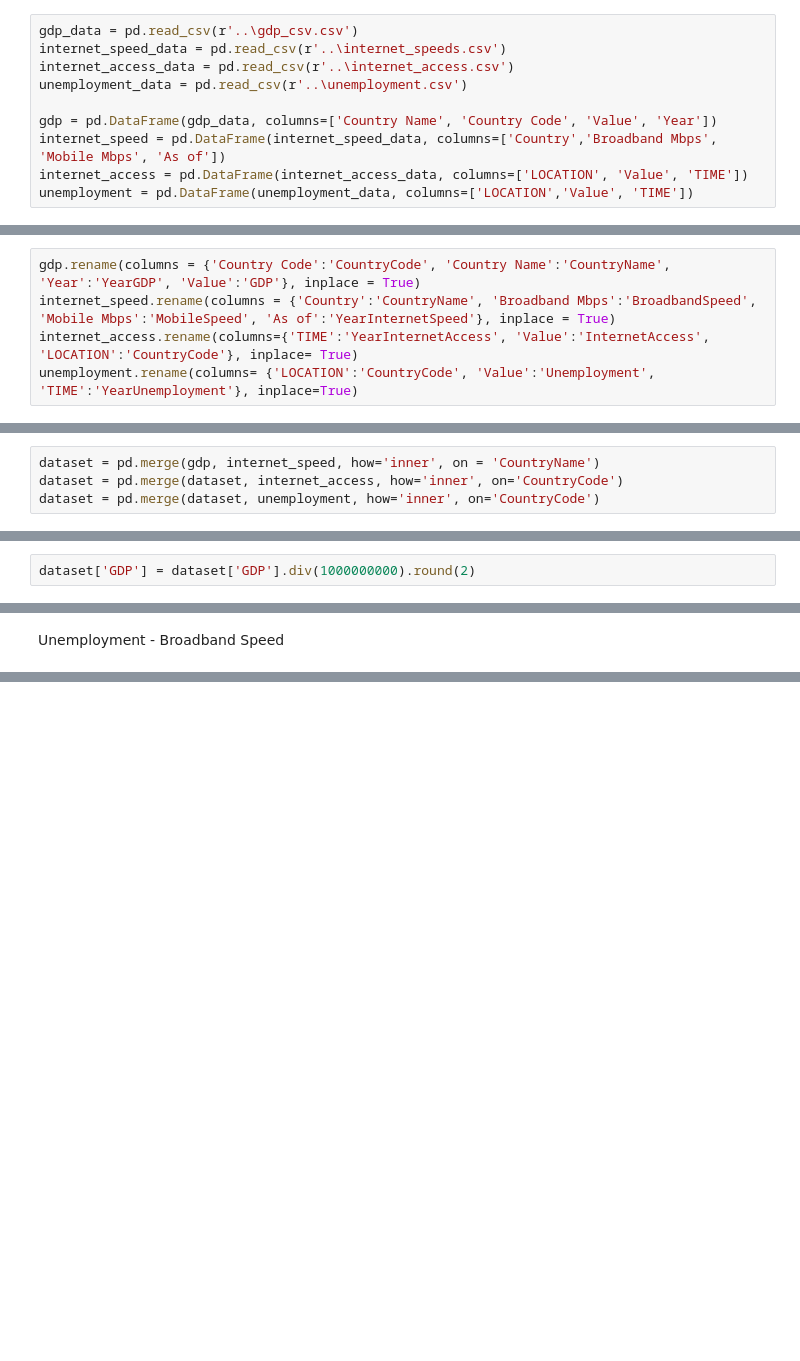
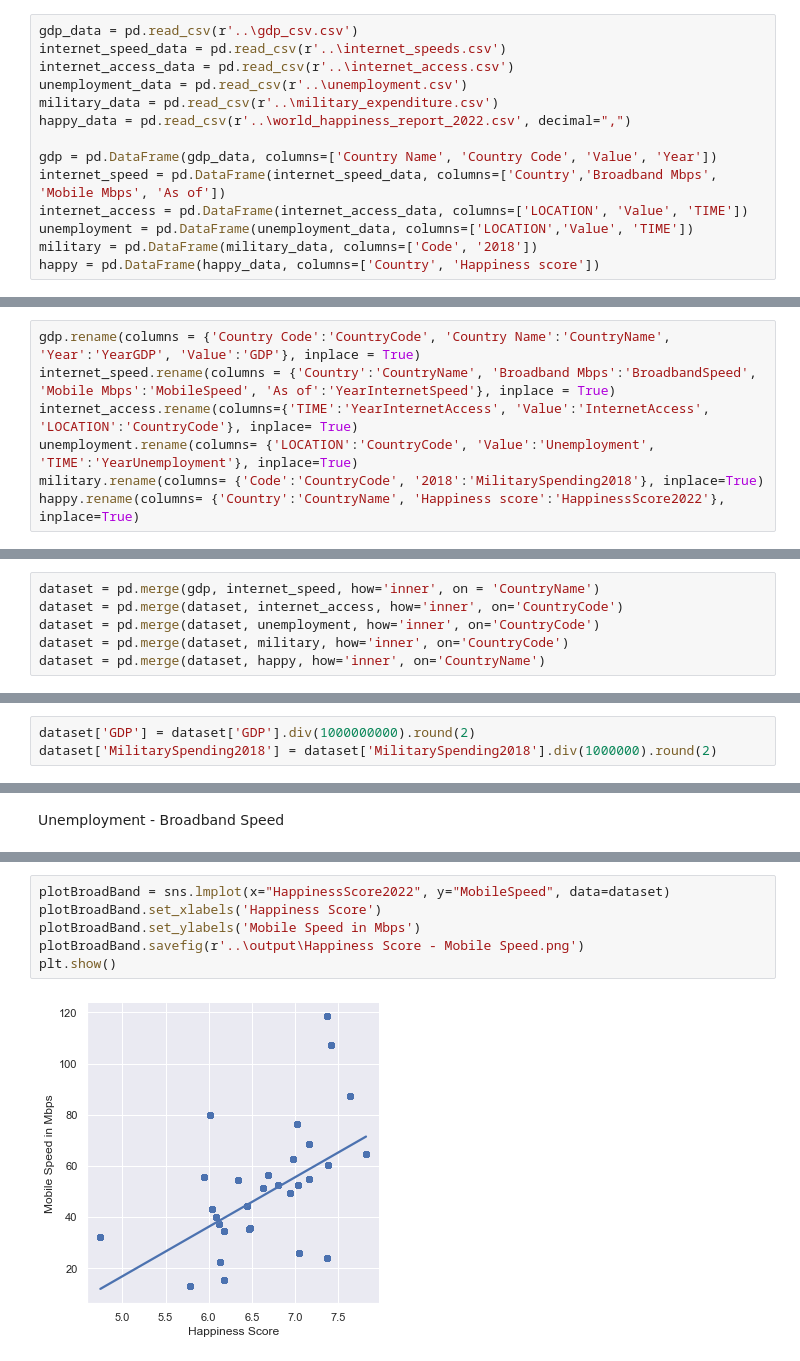
Before and after one commit to Gr4ph1xZ/DataAnalysisAndMachineLearningInternetSpeed, a Jupyter notebook: python/notebook.ipynb, the cells around one changed output, grey strips where cells are left out. Saved outputs shown, nothing was run; the diff lists cells and outputs as text; blank space fills up the shorter version.

Commit message:
add happiness and military

```diff
--- a/python/notebook.ipynb
+++ b/python/notebook.ipynb
@@ -18,11 +18,15 @@ gdp_data = pd.read_csv(r'..\gdp_csv.csv')
 internet_speed_data = pd.read_csv(r'..\internet_speeds.csv')
 internet_access_data = pd.read_csv(r'..\internet_access.csv')
 unemployment_data = pd.read_csv(r'..\unemployment.csv')
+military_data = pd.read_csv(r'..\military_expenditure.csv')
+happy_data = pd.read_csv(r'..\world_happiness_report_2022.csv', decimal=",")
 
 gdp = pd.DataFrame(gdp_data, columns=['Country Name', 'Country Code', 'Value', 'Year'])
 internet_speed = pd.DataFrame(internet_speed_data, columns=['Country','Broadband Mbps', 'Mobile Mbps', 'As of'])
 internet_access = pd.DataFrame(internet_access_data, columns=['LOCATION', 'Value', 'TIME'])
 unemployment = pd.DataFrame(unemployment_data, columns=['LOCATION','Value', 'TIME'])
+military = pd.DataFrame(military_data, columns=['Code', '2018'])
+happy = pd.DataFrame(happy_data, columns=['Country', 'Happiness score'])
 # %% [markdown]
 Renaming
 # %%
@@ -30,6 +34,8 @@ gdp.rename(columns = {'Country Code':'CountryCode', 'Country Name':'CountryName'
 internet_speed.rename(columns = {'Country':'CountryName', 'Broadband Mbps':'BroadbandSpeed', 'Mobile Mbps':'MobileSpeed', 'As of':'YearInternetSpeed'}, inplace = True)
 internet_access.rename(columns={'TIME':'YearInternetAccess', 'Value':'InternetAccess', 'LOCATION':'CountryCode'}, inplace= True)
 unemployment.rename(columns= {'LOCATION':'CountryCode', 'Value':'Unemployment', 'TIME':'YearUnemployment'}, inplace=True)
+military.rename(columns= {'Code':'CountryCode', '2018':'MilitarySpending2018'}, inplace=True)
+happy.rename(columns= {'Country':'CountryName', 'Happiness score':'HappinessScore2022'}, inplace=True)
 # %% [markdown]
 Removing Duplicates
 # %%
@@ -67,10 +73,13 @@ Merging
 dataset = pd.merge(gdp, internet_speed, how='inner', on = 'CountryName')
 dataset = pd.merge(dataset, internet_access, how='inner', on='CountryCode')
 dataset = pd.merge(dataset, unemployment, how='inner', on='CountryCode')
+dataset = pd.merge(dataset, military, how='inner', on='CountryCode')
+dataset = pd.merge(dataset, happy, how='inner', on='CountryName')
 # %% [markdown]
 Convert Units & Round
 # %%
 dataset['GDP'] = dataset['GDP'].div(1000000000).round(2)
+dataset['MilitarySpending2018'] = dataset['MilitarySpending2018'].div(1000000).round(2)
 # %% [markdown]
 GDP - Broadband Speed
 # %%
@@ -125,0 +161,8 @@ plt.show()
+# %%
+plotBroadBand = sns.lmplot(x="HappinessScore2022", y="MobileSpeed", data=dataset)
+plotBroadBand.set_xlabels('Happiness Score')
+plotBroadBand.set_ylabels('Mobile Speed in Mbps')
+plotBroadBand.savefig(r'..\output\Happiness Score - Mobile Speed.png')
+plt.show()
+# %% [output]
+[figure, added]
```
Also changed, not shown: parts of 10 cells of this notebook, 2 other files.
